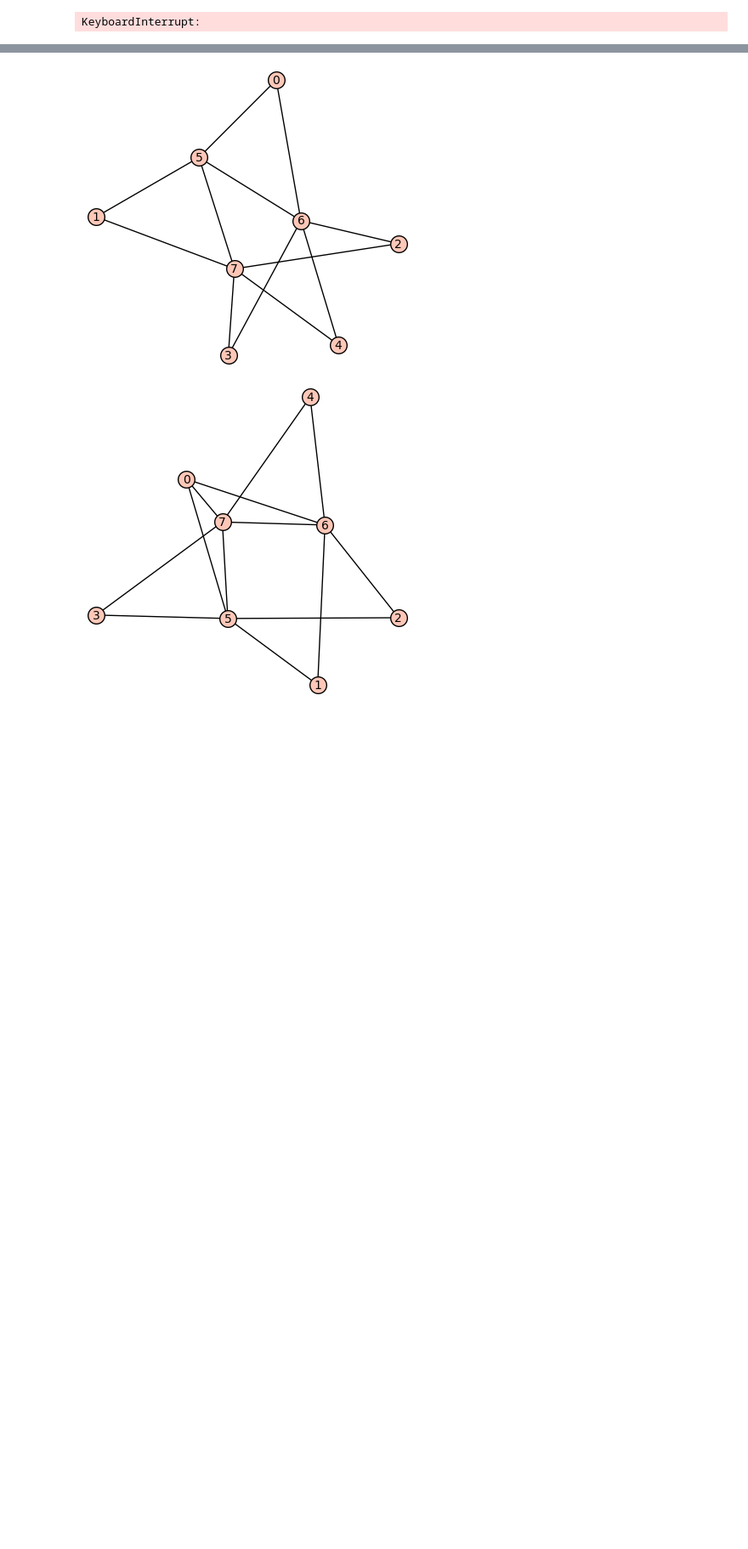
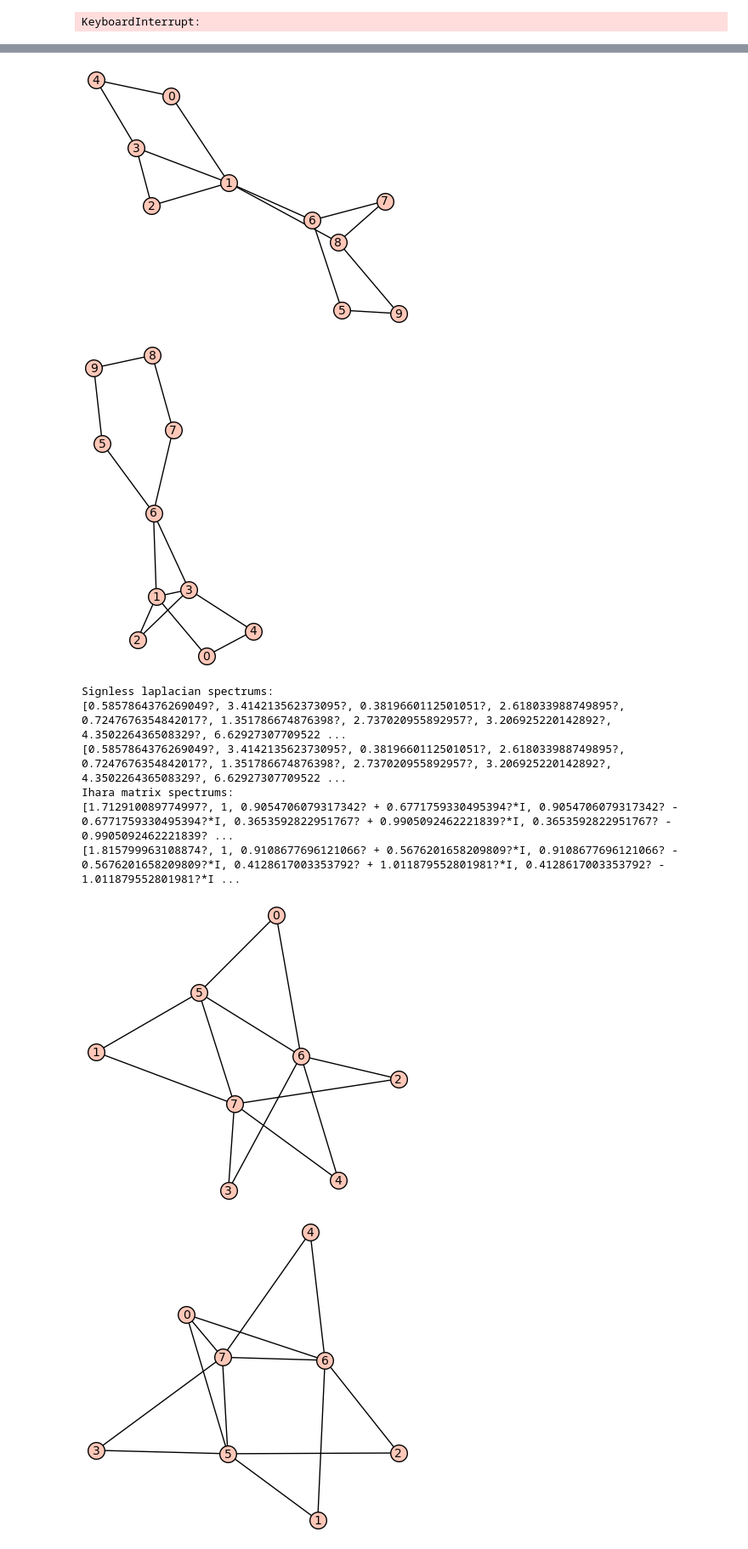
Before and after one commit to davizacheu/Spectral-Graph-Theory-Research, a Jupyter notebook: NB_Functions.ipynb, the cells around one changed output, grey strips where cells are left out. Shown at 85% size. Cells and saved outputs as stored; diff of their text form; code cells hidden in the pictures; blank space fills up the shorter version.

```diff
--- a/NB_Functions.ipynb
+++ b/NB_Functions.ipynb
@@ -263,3 +340,37 @@ print(ihara_matrix(g2).eigenvalues())
+# %%
+#Another counter-example like the previous
+
+g1 = {0:[4], 1:[0,2,3,6,8], 3:[2,4], 5:[6,9], 7:[6,8], 9:[8]}
+g2 = {0:[4], 1:[0,2,3,6], 3:[2,4,6], 5:[6,9], 7:[6,8], 9:[8]}
+
+g1 = Graph(g1)
+g2 = Graph(g2)
+
+show(g1)
+show(g2)
+
+Q_g1 = g1.kirchhoff_matrix(signless=True)
+Q_g2 = g2.kirchhoff_matrix(signless=True)
+
+print("Signless laplacian spectrums: ")
+print(Q_g1.eigenvalues())
+print(Q_g2.eigenvalues())
+
+K_g1 = ihara_matrix(g1)
+K_g2 = ihara_matrix(g2)
+
+print("Ihara matrix spectrums: ")
+print(K_g1.eigenvalues())
+print(K_g2.eigenvalues())
+# %% [output]
+[figure, added]
+[figure, added]
+Signless laplacian spectrums:
+[0.5857864376269049?, 3.414213562373095?, 0.3819660112501051?, 2.618033988749895?, 0.7247676354842017?, 1.351786674876398?, 2.737020955892957?, 3.206925220142892?, 4.350226436508329?, 6.62927307709522 ...
+[0.5857864376269049?, 3.414213562373095?, 0.3819660112501051?, 2.618033988749895?, 0.7247676354842017?, 1.351786674876398?, 2.737020955892957?, 3.206925220142892?, 4.350226436508329?, 6.62927307709522 ...
+Ihara matrix spectrums:
+[1.712910089774997?, 1, 0.9054706079317342? + 0.6771759330495394?*I, 0.9054706079317342? - 0.6771759330495394?*I, 0.3653592822951767? + 0.9905092462221839?*I, 0.3653592822951767? - 0.9905092462221839? ...
+[1.815799963108874?, 1, 0.9108677696121066? + 0.5676201658209809?*I, 0.9108677696121066? - 0.5676201658209809?*I, 0.4128617003353792? + 1.011879552801981?*I, 0.4128617003353792? - 1.011879552801981?*I ...
 # %%
 #Testing diagonalizability of Ihara Matrix of graphs with 8 vertices, connected, and d_min >= 2
 
```
Also changed, not shown: parts of 5 cells of this notebook.
